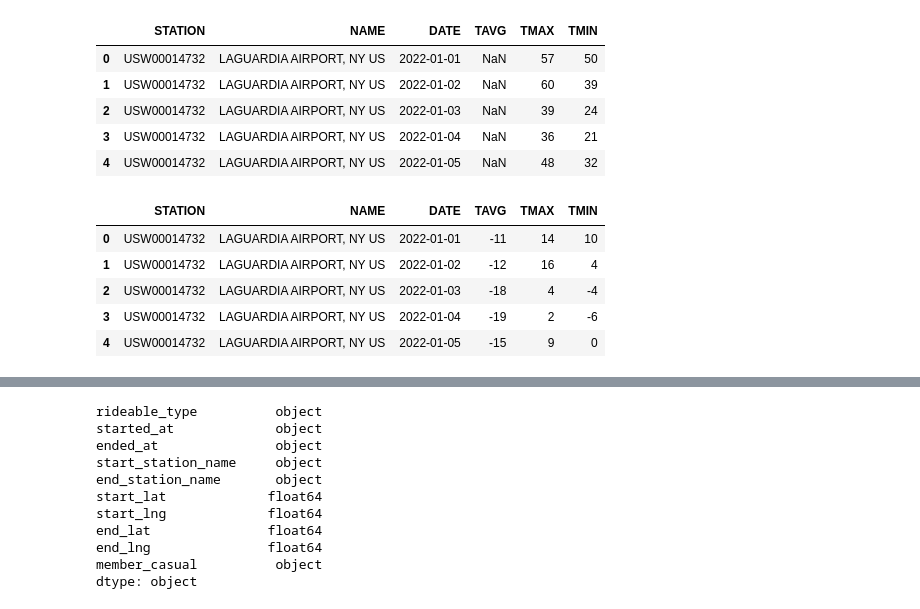
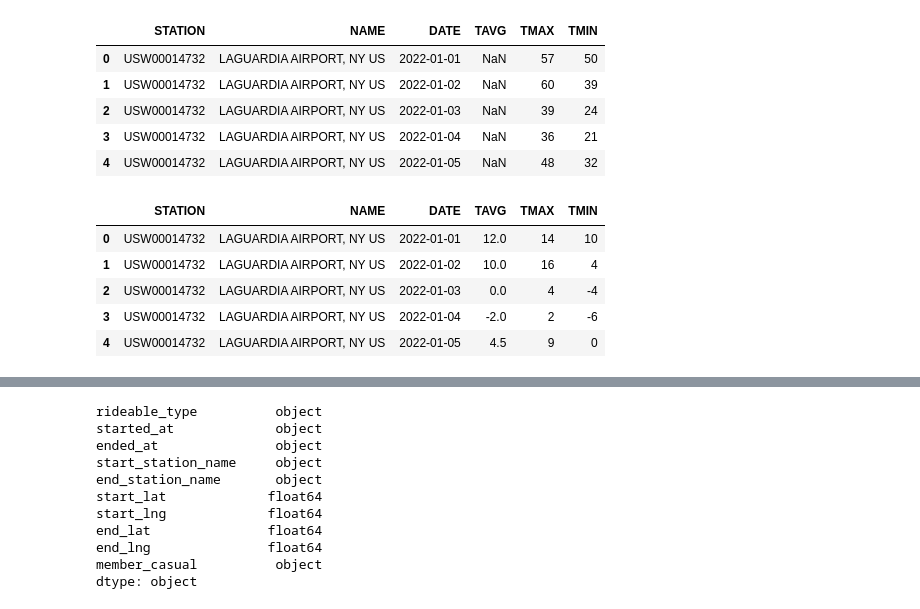
Before and after one commit to danielabranca/city-bike, a Jupyter notebook: citybike_api_merge.ipynb, the cells around one changed output, grey strips where cells are left out. Cells and saved outputs as stored; diff of their text form; code cells hidden in the pictures.

```diff
--- a/citybike_api_merge.ipynb
+++ b/citybike_api_merge.ipynb
@@ -217,15 +218,16 @@ df_temp.head()
 #calculating TAVG and standardizing all variables with ºC and round 0:
 df_temp['TMAX'] = ((df_temp['TMAX'] - 32) * 5/9).round(0).astype(int)
 df_temp['TMIN'] = ((df_temp['TMIN'] - 32) * 5/9).round(0).astype(int)
-df_temp['TAVG'] = (((df_temp['TMAX'] + df_temp['TMIN']) / 2 - 32) * 5/9).round(0).astype(int)
-df_temp.head()
-# %% [output]
-|  | STATION | NAME | DATE | TAVG | TMAX | TMIN |
-| 0 | USW00014732 | LAGUARDIA AIRPORT, NY US | 2022-01-01 | -11 | 14 | 10 |
-| 1 | USW00014732 | LAGUARDIA AIRPORT, NY US | 2022-01-02 | -12 | 16 | 4 |
-| 2 | USW00014732 | LAGUARDIA AIRPORT, NY US | 2022-01-03 | -18 | 4 | -4 |
-| 3 | USW00014732 | LAGUARDIA AIRPORT, NY US | 2022-01-04 | -19 | 2 | -6 |
-| 4 | USW00014732 | LAGUARDIA AIRPORT, NY US | 2022-01-05 | -15 | 9 | 0 |
+# %%
+df_temp['TAVG'] = ((df_temp['TMAX'] + df_temp['TMIN']) / 2).round(1)
+df_temp.head()
+# %% [output]
+|  | STATION | NAME | DATE | TAVG | TMAX | TMIN |
+| 0 | USW00014732 | LAGUARDIA AIRPORT, NY US | 2022-01-01 | 12.0 | 14 | 10 |
+| 1 | USW00014732 | LAGUARDIA AIRPORT, NY US | 2022-01-02 | 10.0 | 16 | 4 |
+| 2 | USW00014732 | LAGUARDIA AIRPORT, NY US | 2022-01-03 | 0.0 | 4 | -4 |
+| 3 | USW00014732 | LAGUARDIA AIRPORT, NY US | 2022-01-04 | -2.0 | 2 | -6 |
+| 4 | USW00014732 | LAGUARDIA AIRPORT, NY US | 2022-01-05 | 4.5 | 9 | 0 |
 # %%
 #checking string types:
 df_temp.dtypes
```
Also changed, not shown: parts of 15 cells of this notebook.
